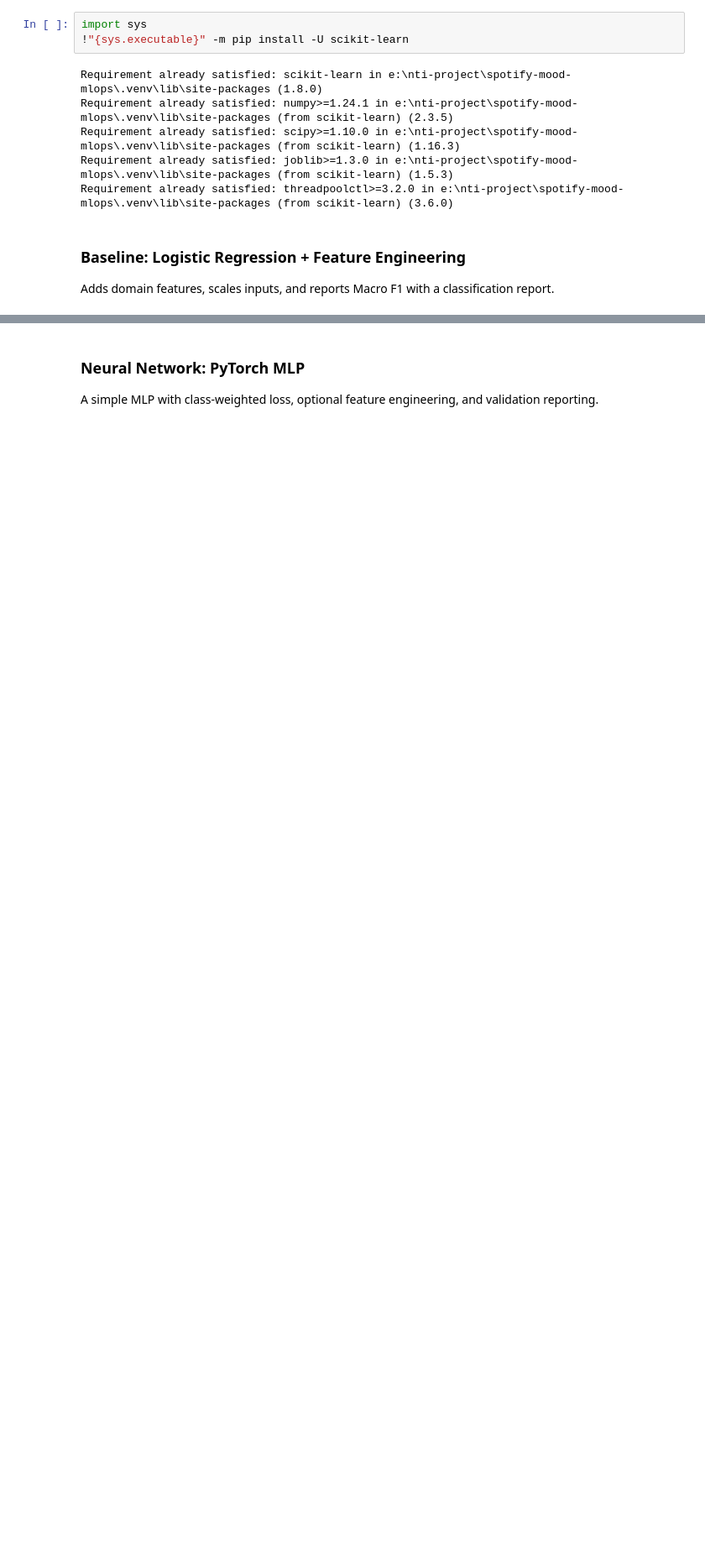
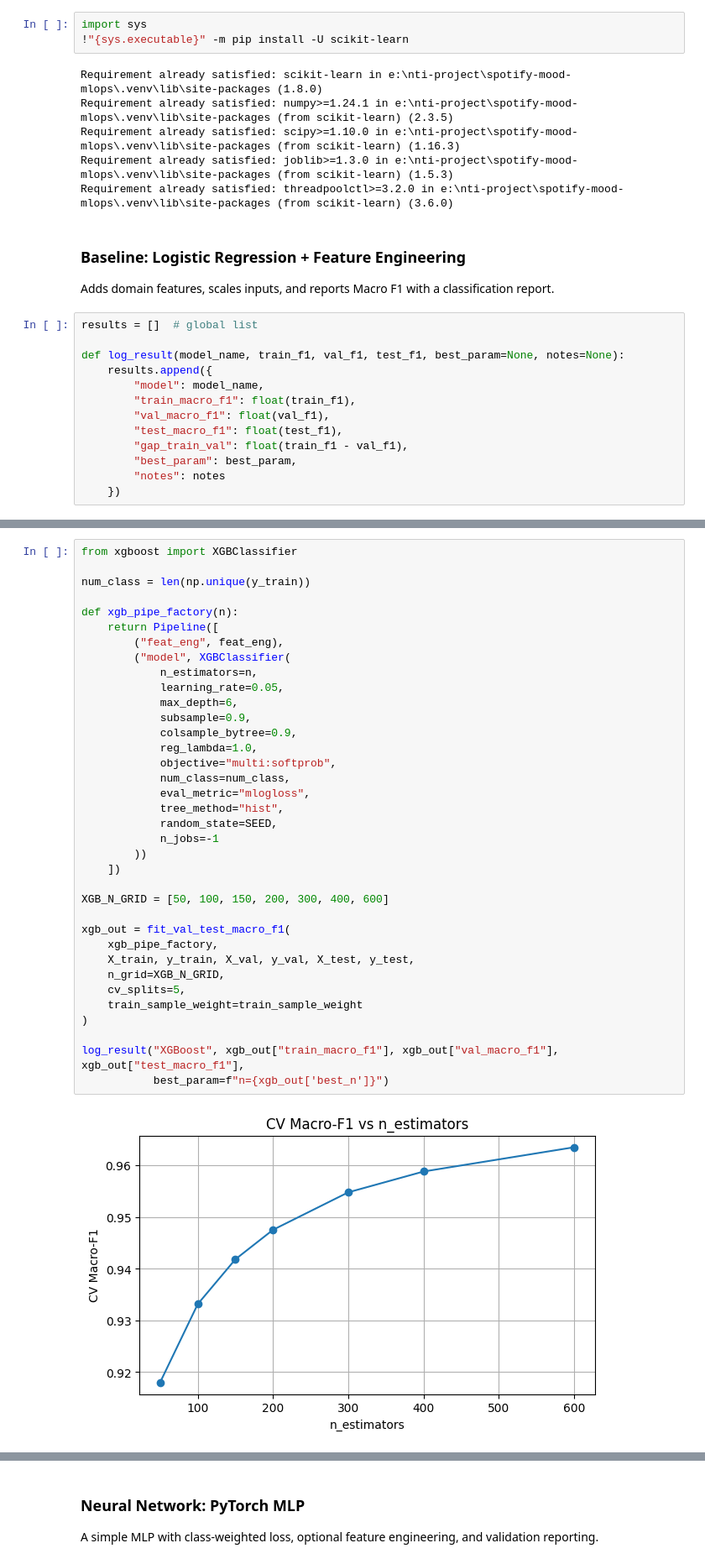
Before and after one commit to HuyDoan-2112/spotify-mood-mlops, a Jupyter notebook: notebooks/EDA.ipynb, the cells around one changed output, grey strips where cells are left out. Shown at 84% size. Saved outputs shown, nothing was run; the diff lists cells and outputs as text; blank space fills up the shorter version.

Commit message:
Restructure models' ouputs

```diff
--- a/notebooks/EDA.ipynb
+++ b/notebooks/EDA.ipynb
@@ -285,4 +299,17 @@ Requirement already satisfied: threadpoolctl>=3.2.0 in e:\nti-project\spotify-mo
 ### Baseline: Logistic Regression + Feature Engineering
 
 Adds domain features, scales inputs, and reports Macro F1 with a classification report.
+# %%
+results = []  # global list
+
+def log_result(model_name, train_f1, val_f1, test_f1, best_param=None, notes=None):
+    results.append({
+        "model": model_name,
+        "train_macro_f1": float(train_f1),
+        "val_macro_f1": float(val_f1),
+        "test_macro_f1": float(test_f1),
+        "gap_train_val": float(train_f1 - val_f1),
+        "best_param": best_param,
+        "notes": notes
+    })
 # %%
@@ -615,0 +668,38 @@ You can set `force_col_wise=true` to remove the overhead.
+# %%
+from xgboost import XGBClassifier
+
+num_class = len(np.unique(y_train))
+
+def xgb_pipe_factory(n):
+    return Pipeline([
+        ("feat_eng", feat_eng),
+        ("model", XGBClassifier(
+            n_estimators=n,
+            learning_rate=0.05,
+            max_depth=6,
+            subsample=0.9,
+            colsample_bytree=0.9,
+            reg_lambda=1.0,
+            objective="multi:softprob",
+            num_class=num_class,
+            eval_metric="mlogloss",
+            tree_method="hist",
+            random_state=SEED,
+            n_jobs=-1
+        ))
+    ])
+
+XGB_N_GRID = [50, 100, 150, 200, 300, 400, 600]
+
+xgb_out = fit_val_test_macro_f1(
+    xgb_pipe_factory,
+    X_train, y_train, X_val, y_val, X_test, y_test,
+    n_grid=XGB_N_GRID,
+    cv_splits=5,
+    train_sample_weight=train_sample_weight
+)
+
+log_result("XGBoost", xgb_out["train_macro_f1"], xgb_out["val_macro_f1"], xgb_out["test_macro_f1"],
+           best_param=f"n={xgb_out['best_n']}")
+# %% [output]
+[figure, added]
```
Also changed, not shown: parts of 11 cells of this notebook.
